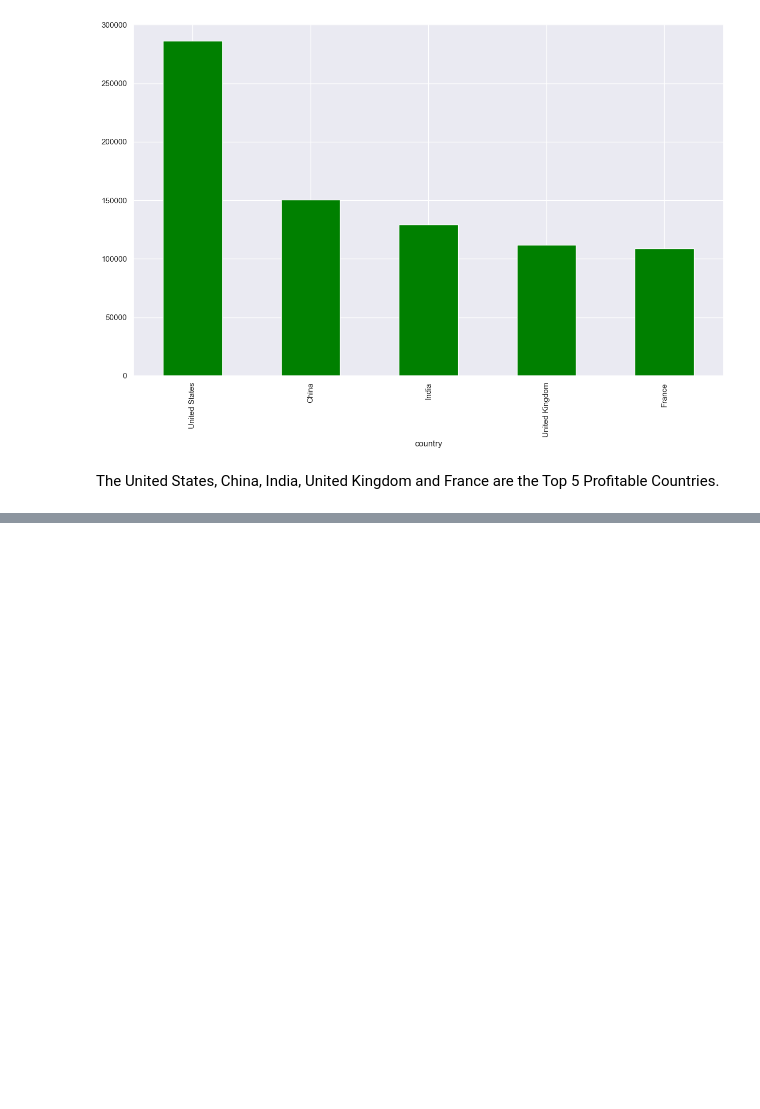
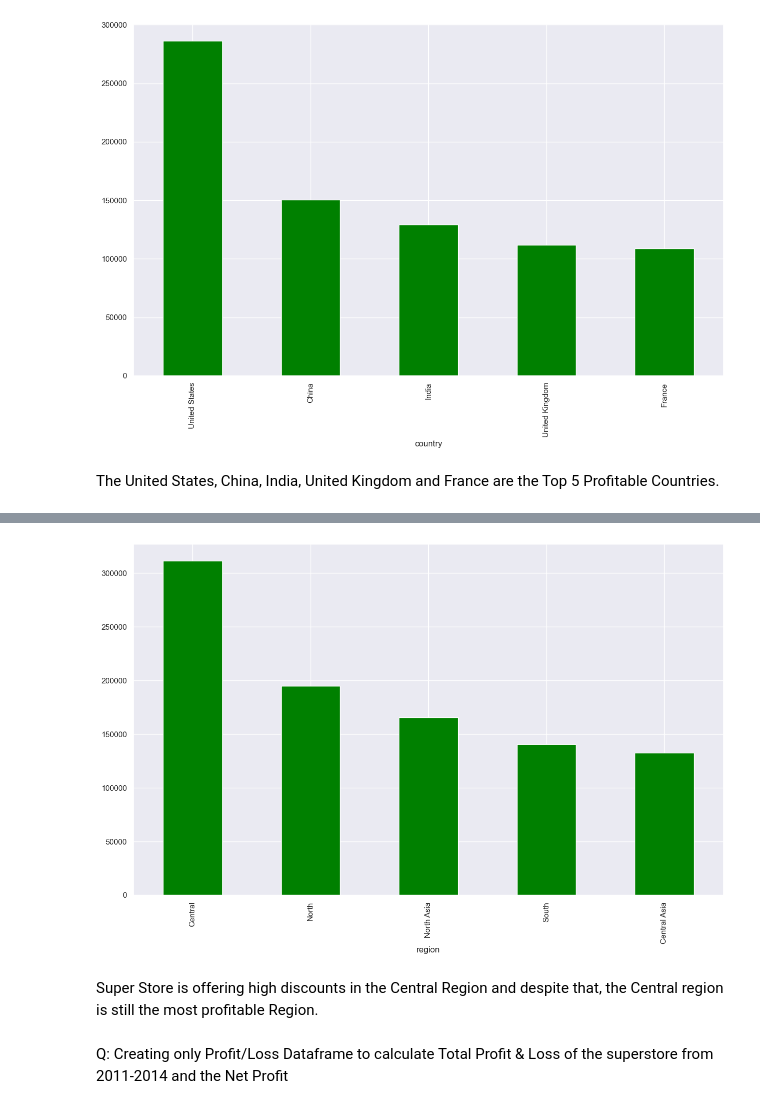
Before and after one commit to sachinratewal01/Sales-Performance-Customer-Insights-Analysis, a Jupyter notebook: python.ipynb, the cells around one changed output, grey strips where cells are left out. Cells and saved outputs as stored; diff of their text form; code cells hidden in the pictures; blank space fills up the shorter version.

```diff
--- a/python.ipynb
+++ b/python.ipynb
@@ -528,0 +585,9 @@ The United States, China, India, United Kingdom and France are the Top 5 Profita
+# %%
+df.groupby('region')['profit'].sum().sort_values(ascending=False).nlargest(n=5).plot.bar(color="green")
+plt.show()
+# %% [output]
+[figure, added]
+# %% [markdown]
+Super Store is offering high discounts in the Central Region and despite that, the Central region is still the most profitable Region.
+# %% [markdown]
+Q: Creating only Profit/Loss Dataframe to calculate Total Profit & Loss of the superstore from 2011-2014 and the Net Profit
```
Also changed, not shown: parts of 9 cells of this notebook.
